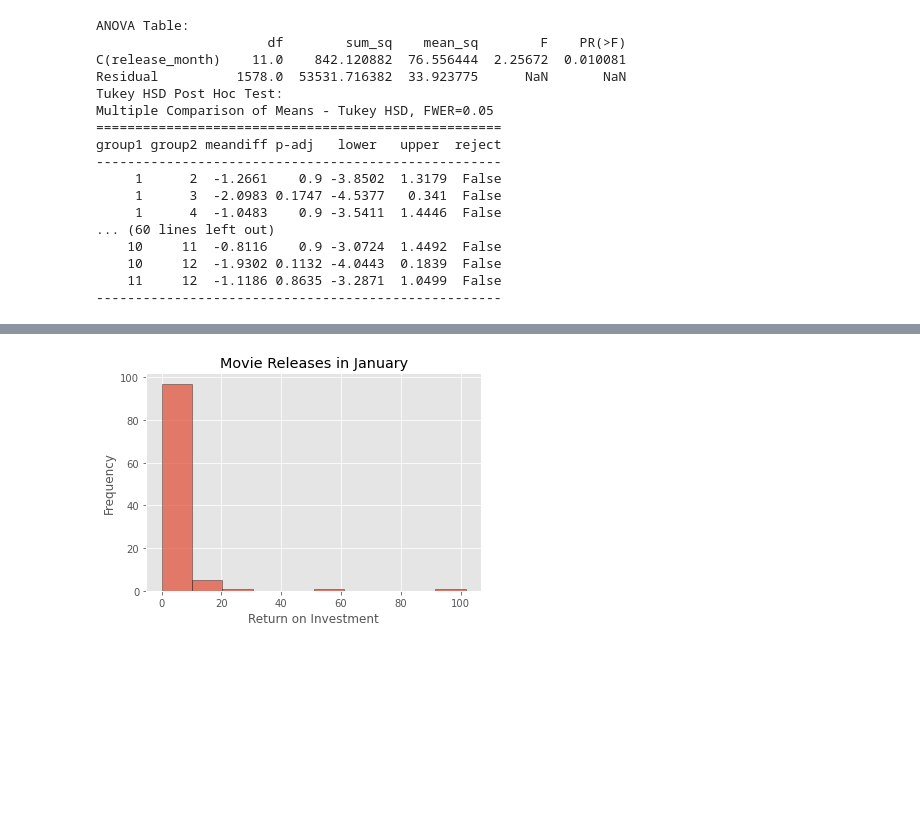
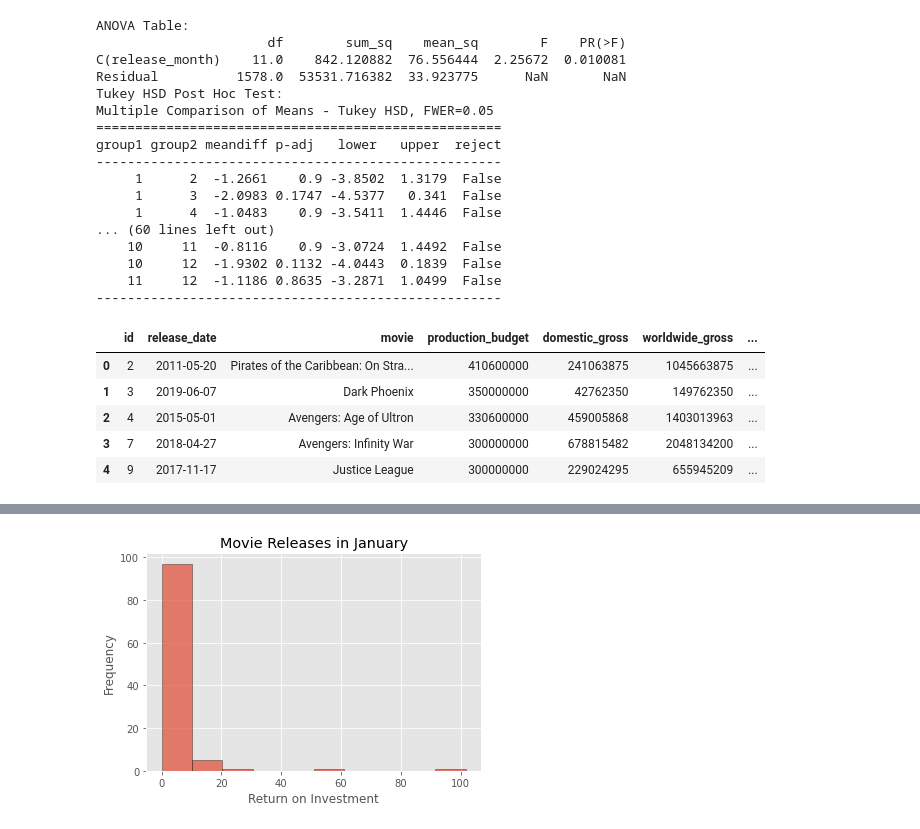
Before and after one commit to LydiaCuffman/film-investment-project, a Jupyter notebook: dsc-phase-2-project-v3-main/Em_scratch.ipynb, the cells around one changed output, grey strips where cells are left out. Saved outputs shown, nothing was run; the diff lists cells and outputs as text; code cells hidden in the pictures; blank space fills up the shorter version.

```diff
--- a/dsc-phase-2-project-v3-main/Em_scratch.ipynb
+++ b/dsc-phase-2-project-v3-main/Em_scratch.ipynb
@@ -486,3 +486,12 @@ group1 group2 meandiff p-adj   lower   upper  reject
     10     12  -1.9302 0.1132 -4.0443  0.1839  False
     11     12  -1.1186 0.8635 -3.2871  1.0499  False
 ----------------------------------------------------
+# %%
+all_movie_data.head()
+# %% [output]
+|  | id | release_date | movie | production_budget | domestic_gross | worldwide_gross | ... |
+| 0 | 2 | 2011-05-20 | Pirates of the Caribbean: On Stra... | 410600000 | 241063875 | 1045663875 | ... |
+| 1 | 3 | 2019-06-07 | Dark Phoenix | 350000000 | 42762350 | 149762350 | ... |
+| 2 | 4 | 2015-05-01 | Avengers: Age of Ultron | 330600000 | 459005868 | 1403013963 | ... |
+| 3 | 7 | 2018-04-27 | Avengers: Infinity War | 300000000 | 678815482 | 2048134200 | ... |
+| 4 | 9 | 2017-11-17 | Justice League | 300000000 | 229024295 | 655945209 | ... |
```
Also changed, not shown: parts of 3 cells of this notebook.
